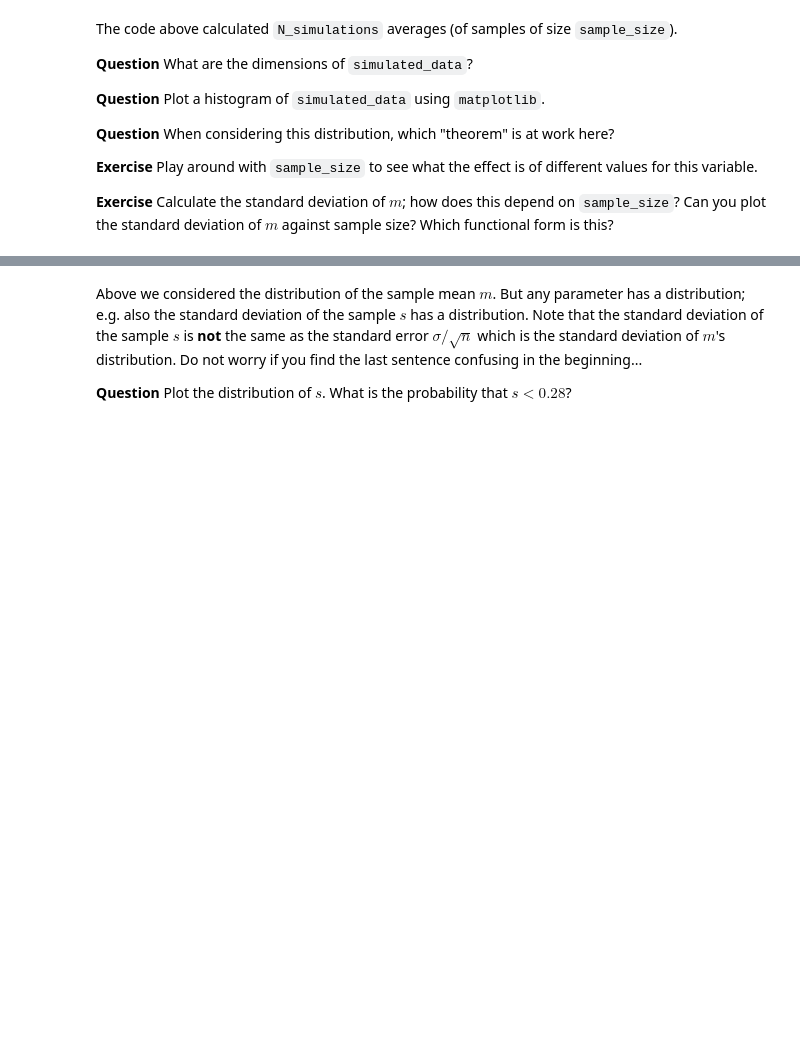
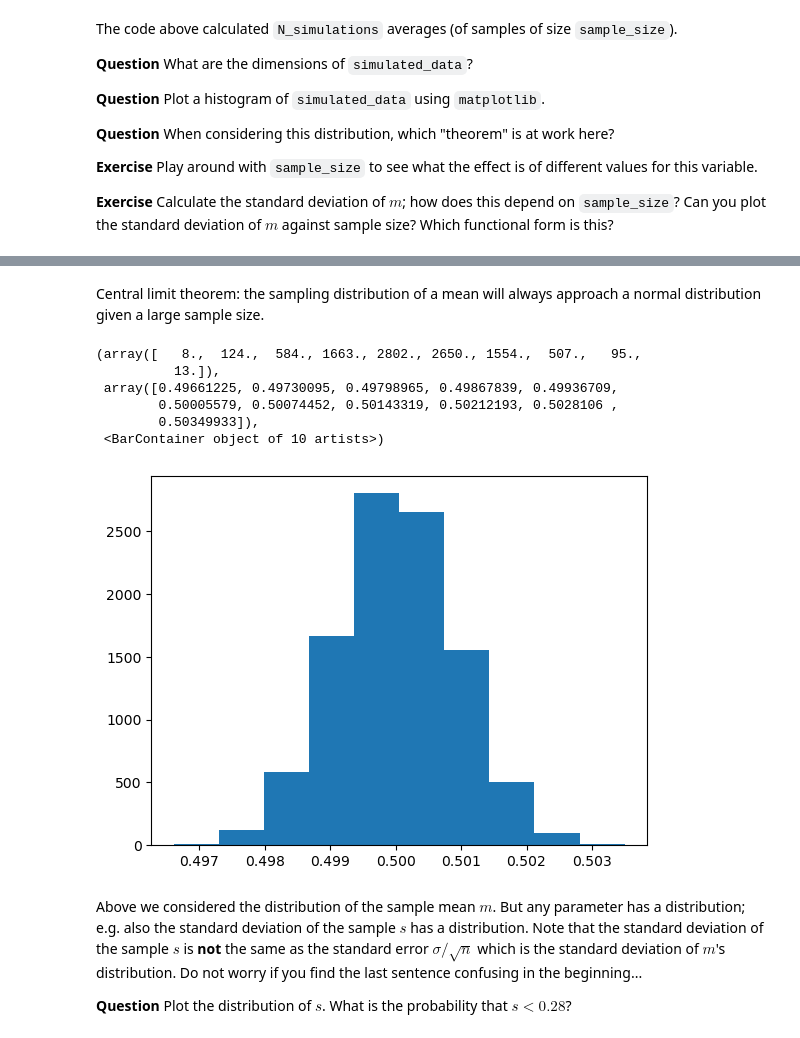
Before and after one commit to cejkiebo/msc_datascience, a Jupyter notebook: Statistical_Hacking.ipynb, the cells around one changed output, grey strips where cells are left out. Saved outputs shown, nothing was run; the diff lists cells and outputs as text; code cells hidden in the pictures; blank space fills up the shorter version.

Commit message:
Did part 1: distributions, bootstrapping

```diff
--- a/Statistical_Hacking.ipynb
+++ b/Statistical_Hacking.ipynb
@@ -115,3 +120,19 @@ raise NotImplementedError()
+# %% [markdown]
+Central limit theorem: the sampling distribution of a mean will always approach a normal distribution given a large sample size.
+# %%
+# YOUR CODE HERE
+sample_size = 100_000
+simulated_data = np.mean(tf.random.uniform([N_simulations,sample_size],0,1),axis=1)
+
+plt.hist(simulated_data)
+# %% [output]
+(array([   8.,  124.,  584., 1663., 2802., 2650., 1554.,  507.,   95.,
+          13.]),
+ array([0.49661225, 0.49730095, 0.49798965, 0.49867839, 0.49936709,
+        0.50005579, 0.50074452, 0.50143319, 0.50212193, 0.5028106 ,
+        0.50349933]),
+ <BarContainer object of 10 artists>)
+[figure, added]
 # %% [markdown]
 Above we considered the distribution of the sample mean $m$. But any parameter has a distribution; e.g. also the standard deviation of the sample $s$ has a distribution. Note that the standard deviation of the sample $s$ is **not** the same as the standard error $\sigma/\sqrt{n}$ which is the standard deviation of $m$'s distribution. Do not worry if you find the last sentence confusing in the beginning...
 
```
Also changed, not shown: parts of 25 cells of this notebook.
